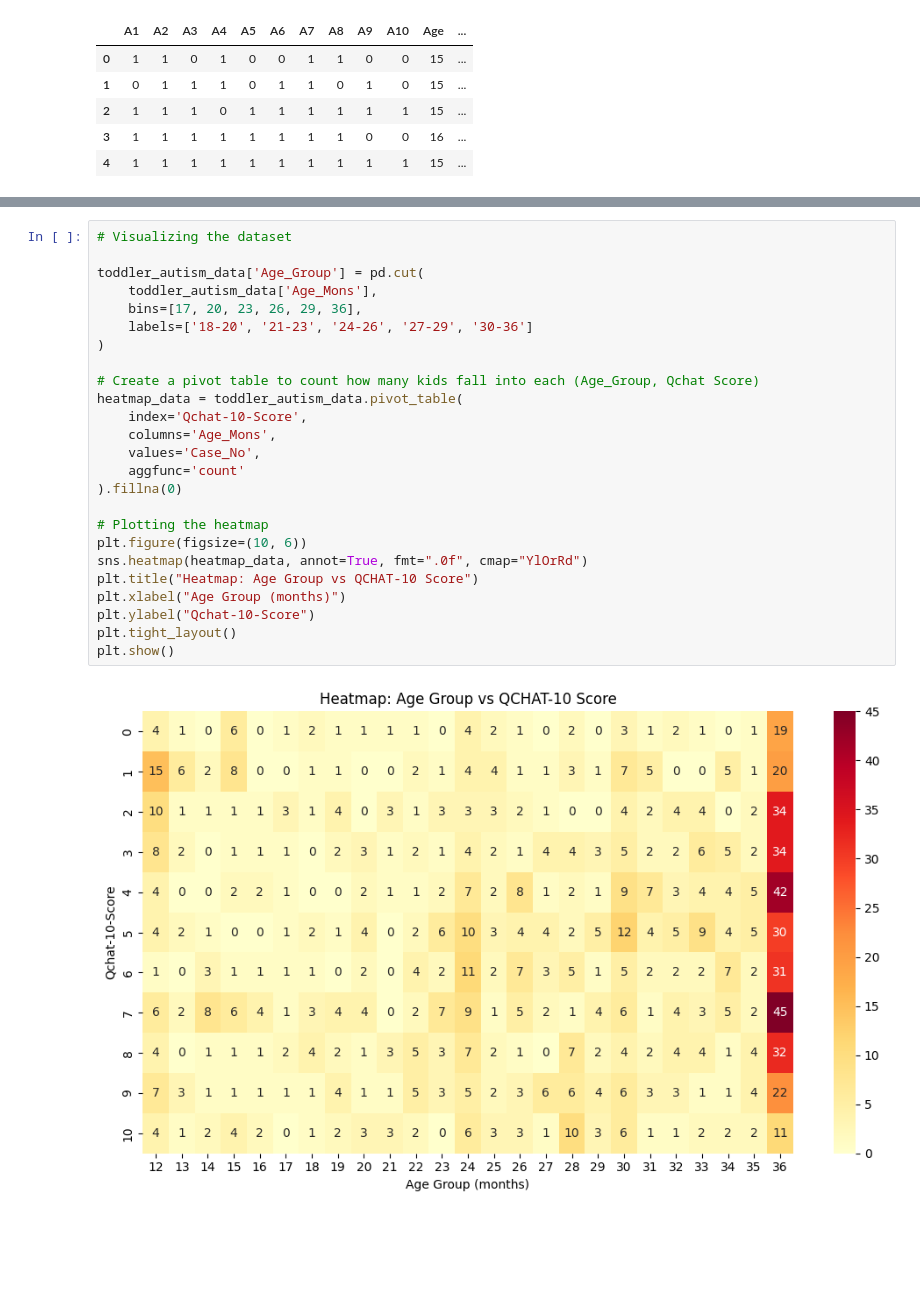
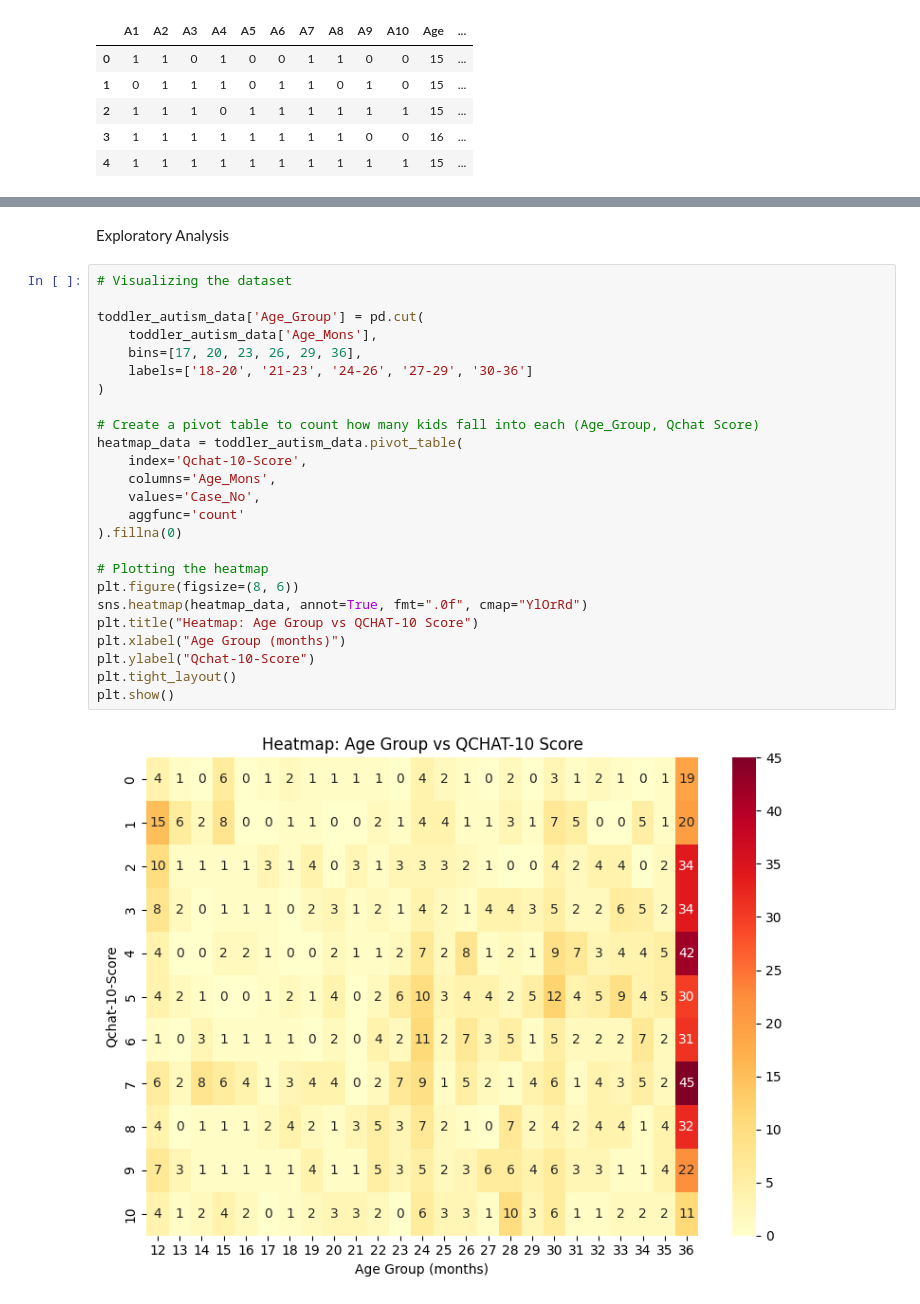
Before and after one commit to rayyanrbj09/Autism-Spectrum-Disorder--Medical-Analyisis, a Jupyter notebook: analysis.ipynb, the cells around one changed output, grey strips where cells are left out. Saved outputs shown, nothing was run; the diff lists cells and outputs as text; blank space fills up the shorter version.

```diff
--- a/analysis.ipynb
+++ b/analysis.ipynb
@@ -69,30 +83,32 @@ Data columns (total 19 columns):
  18  Class/ASD Traits        1054 non-null   object
 dtypes: int64(13), object(6)
 memory usage: 156.6+ KB
+# %% [markdown]
+Exploratory Analysis
 # %%
 # Visualizing the dataset
 
 toddler_autism_data['Age_Group'] = pd.cut(
     toddler_autism_data['Age_Mons'],
     bins=[17, 20, 23, 26, 29, 36],
     labels=['18-20', '21-23', '24-26', '27-29', '30-36']
 )
 
 # Create a pivot table to count how many kids fall into each (Age_Group, Qchat Score)
 heatmap_data = toddler_autism_data.pivot_table(
     index='Qchat-10-Score',
     columns='Age_Mons',
     values='Case_No',
     aggfunc='count'
 ).fillna(0)
 
 # Plotting the heatmap
-plt.figure(figsize=(10, 6))
+plt.figure(figsize=(8, 6))
 sns.heatmap(heatmap_data, annot=True, fmt=".0f", cmap="YlOrRd")
 plt.title("Heatmap: Age Group vs QCHAT-10 Score")
 plt.xlabel("Age Group (months)")
 plt.ylabel("Qchat-10-Score")
 plt.tight_layout()
 plt.show()
 # %% [output]
-[figure, old version]
+[figure, new version]
```
Also changed, not shown: parts of 4 cells of this notebook, 2 other files.
